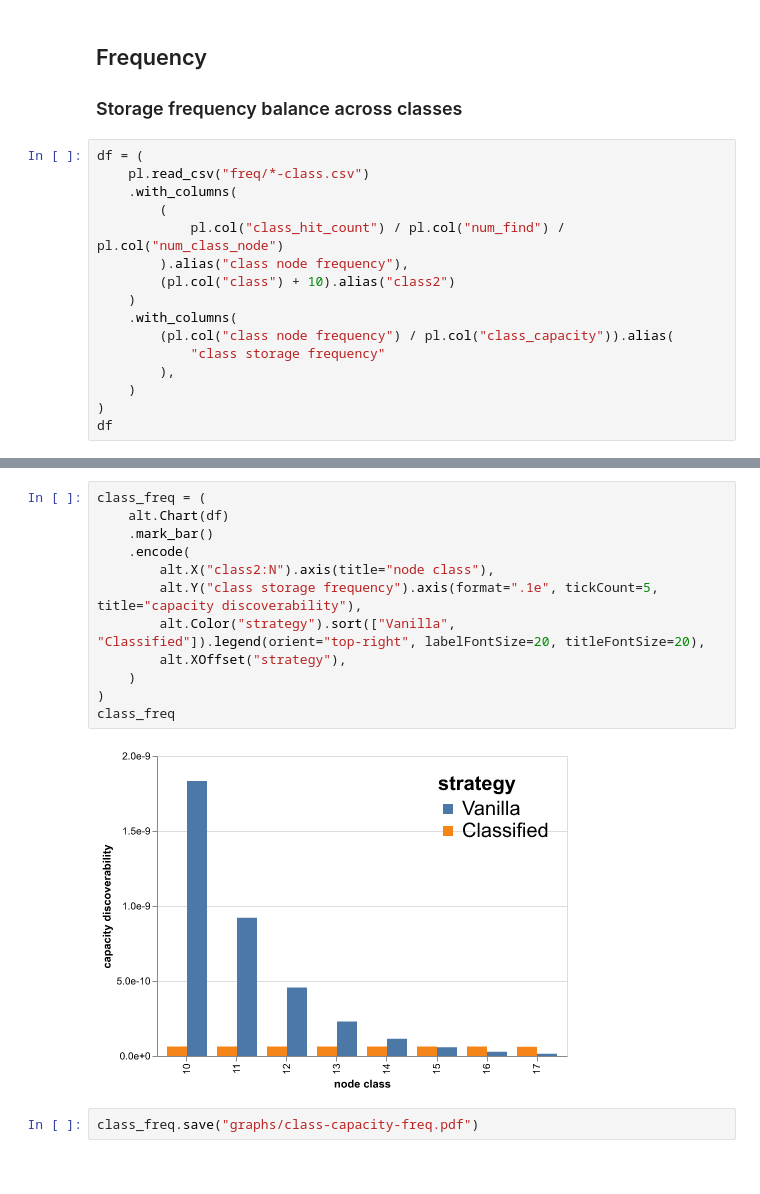
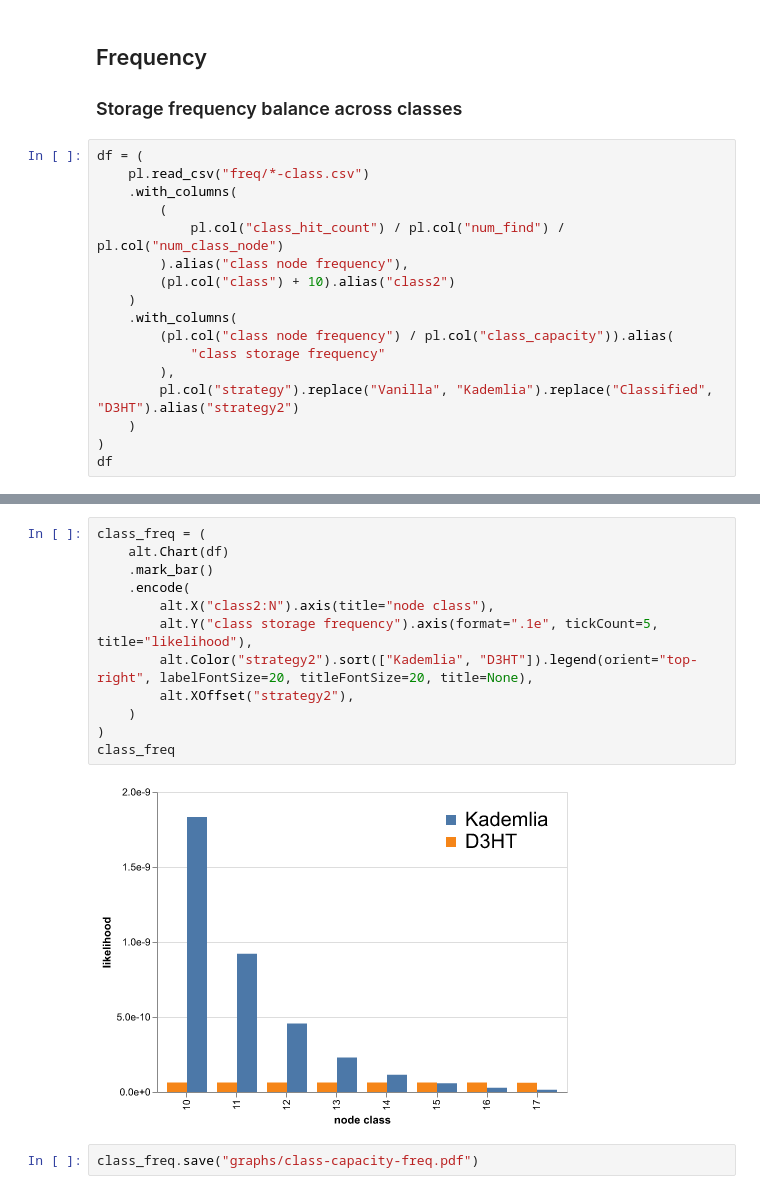
Before and after one commit to sgdxbc/storage-simulation-data, a Jupyter notebook: graphs.ipynb, the cells around one changed output, grey strips where cells are left out. Drawn from its saved outputs; the diff is of its cells as text.

```diff
--- a/graphs.ipynb
+++ b/graphs.ipynb
@@ -100,6 +100,7 @@ df = (
         (pl.col("class node frequency") / pl.col("class_capacity")).alias(
             "class storage frequency"
         ),
+        pl.col("strategy").replace("Vanilla", "Kademlia").replace("Classified", "D3HT").alias("strategy2")
     )
 )
 df
@@ -121,17 +122,17 @@ shape: (16, 13)
 # %%
 class_freq = (
     alt.Chart(df)
     .mark_bar()
     .encode(
         alt.X("class2:N").axis(title="node class"),
-        alt.Y("class storage frequency").axis(format=".1e", tickCount=5, title="capacity discoverability"),
-        alt.Color("strategy").sort(["Vanilla", "Classified"]).legend(orient="top-right", labelFontSize=20, titleFontSize=20),
-        alt.XOffset("strategy"),
+        alt.Y("class storage frequency").axis(format=".1e", tickCount=5, title="likelihood"),
+        alt.Color("strategy2").sort(["Kademlia", "D3HT"]).legend(orient="top-right", labelFontSize=20, titleFontSize=20, title=None),
+        alt.XOffset("strategy2"),
     )
 )
 class_freq
 # %% [output]
-[figure, old version]
+[figure, new version]
 # %%
 class_freq.save("graphs/class-capacity-freq.pdf")
 # %% [markdown]
```
Also changed, not shown: parts of 9 cells of this notebook, 5 other files.
